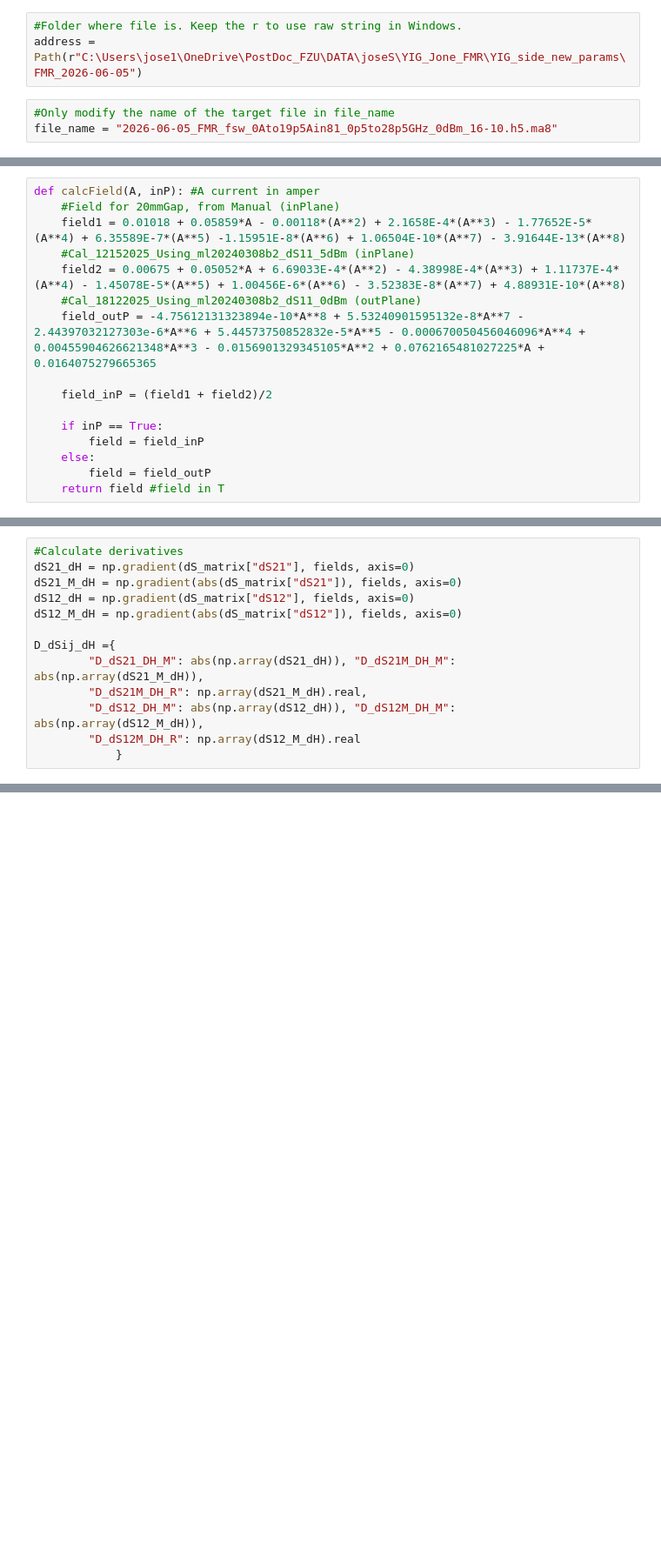
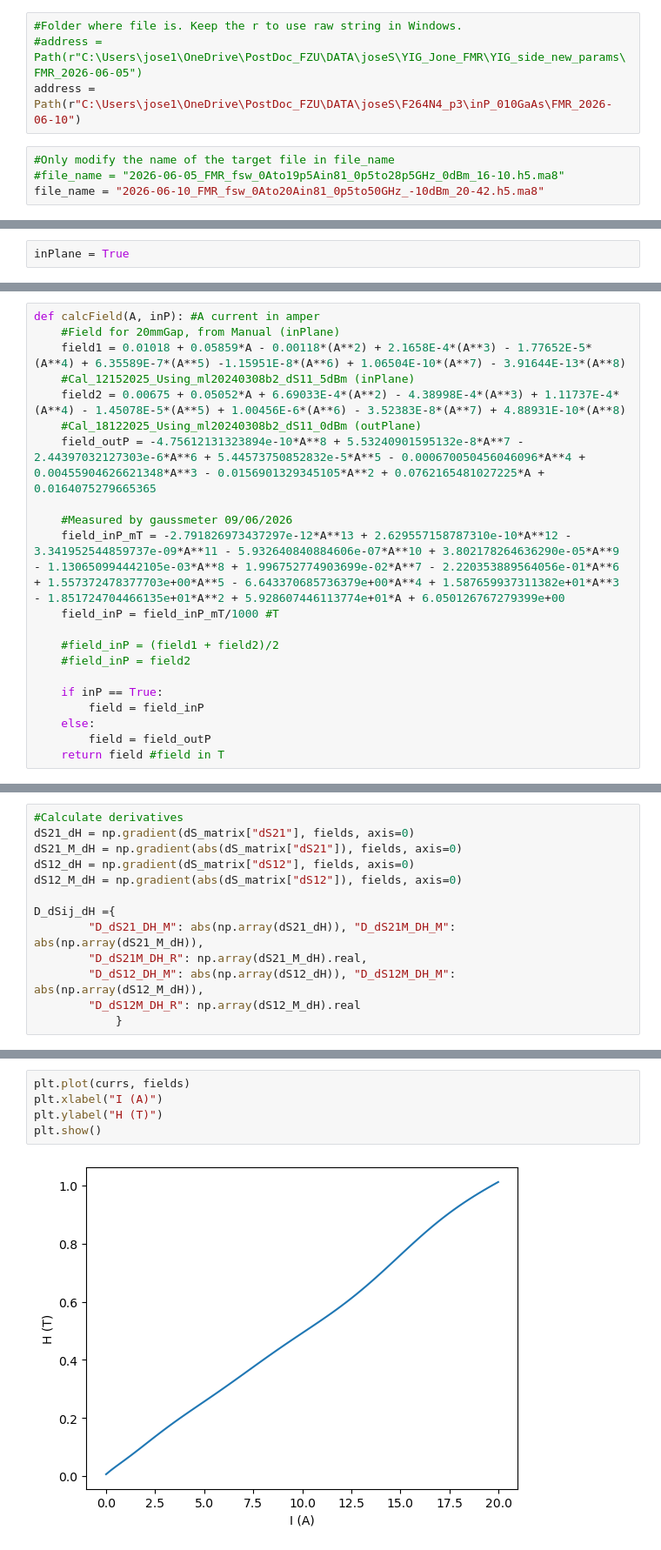
Before and after one commit to FenHarel95/VNA_analysis, a Jupyter notebook: vFZU/Adjust_fvsH_FMR_vFZU_v1.ipynb, the cells around one changed output, grey strips where cells are left out. Shown at 87% size. Drawn from its saved outputs; the diff is of its cells as text; blank space fills up the shorter version.

Commit message:
New 23mm gap field calibration

```diff
--- a/vFZU/Adjust_fvsH_FMR_vFZU_v1.ipynb
+++ b/vFZU/Adjust_fvsH_FMR_vFZU_v1.ipynb
@@ -29,12 +28,16 @@ import resonance_functions as res_func
 #"inPLane" determines if the measurements is done inP or not, and chooses the correct Magnetic field parametrization
 # %%
 #Folder where file is. Keep the r to use raw string in Windows.
-address = Path(r"C:\Users\jose1\OneDrive\PostDoc_FZU\DATA\joseS\YIG_Jone_FMR\YIG_side_new_params\FMR_2026-06-05")
+#address = Path(r"C:\Users\jose1\OneDrive\PostDoc_FZU\DATA\joseS\YIG_Jone_FMR\YIG_side_new_params\FMR_2026-06-05")
+address = Path(r"C:\Users\jose1\OneDrive\PostDoc_FZU\DATA\joseS\F264N4_p3\inP_010GaAs\FMR_2026-06-10")
 # %%
 #Only modify the name of the target file in file_name
-file_name = "2026-06-05_FMR_fsw_0Ato19p5Ain81_0p5to28p5GHz_0dBm_16-10.h5.ma8"
+#file_name = "2026-06-05_FMR_fsw_0Ato19p5Ain81_0p5to28p5GHz_0dBm_16-10.h5.ma8"
+file_name = "2026-06-10_FMR_fsw_0Ato20Ain81_0p5to50GHz_-10dBm_20-42.h5.ma8"
 # %%
 file = address/file_name
+# %%
+inPlane = True
 # %%
 #user parameters
 #Usable with omega_Kalinilos()
@@ -51,7 +54,12 @@ def calcField(A, inP): #A current in amper
     #Cal_18122025_Using_ml20240308b2_dS11_0dBm (outPlane)
     field_outP = -4.75612131323894e-10*A**8 + 5.53240901595132e-8*A**7 - 2.44397032127303e-6*A**6 + 5.44573750852832e-5*A**5 - 0.000670050456046096*A**4 + 0.00455904626621348*A**3 - 0.0156901329345105*A**2 + 0.0762165481027225*A + 0.0164075279665365
 
-    field_inP = (field1 + field2)/2
+    #Measured by gaussmeter 09/06/2026
+    field_inP_mT = -2.791826973437297e-12*A**13 + 2.629557158787310e-10*A**12 - 3.341952544859737e-09*A**11 - 5.932640840884606e-07*A**10 + 3.802178264636290e-05*A**9 - 1.130650994442105e-03*A**8 + 1.996752774903699e-02*A**7 - 2.220353889564056e-01*A**6 + 1.557372478377703e+00*A**5 - 6.643370685736379e+00*A**4 + 1.587659937311382e+01*A**3 - 1.851724704466135e+01*A**2 + 5.928607446113774e+01*A + 6.050126767279399e+00
+    field_inP = field_inP_mT/1000 #T
+
+    #field_inP = (field1 + field2)/2
+    #field_inP = field2
 
     if inP == True:
         field = field_inP
@@ -261,0 +305,7 @@ interact(f_vs_H_manipulation_ij,
+# %%
+plt.plot(currs, fields)
+plt.xlabel("I (A)")
+plt.ylabel("H (T)")
+plt.show()
+# %% [output]
+[figure, added]
```
Also changed, not shown: parts of 10 cells of this notebook.
